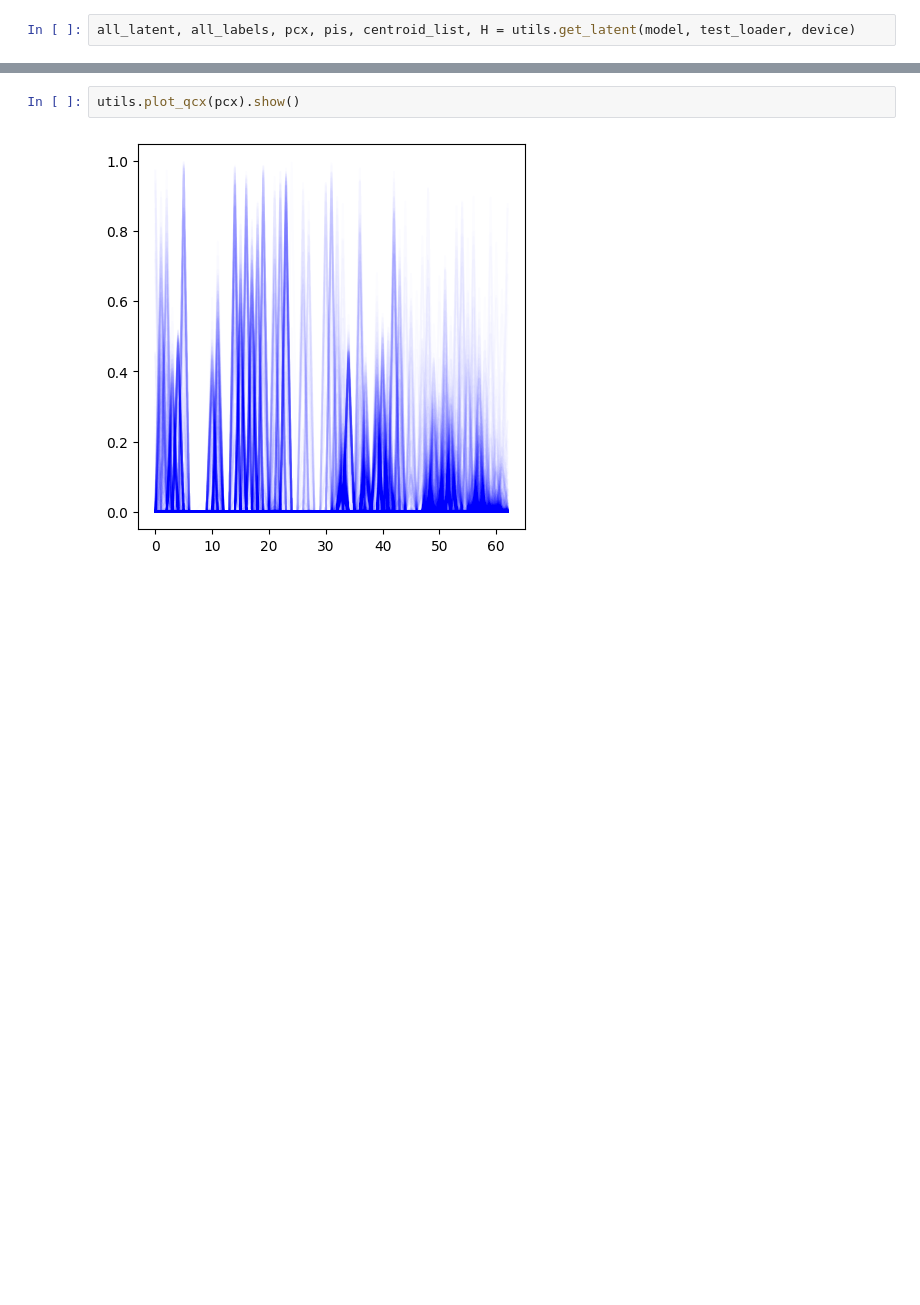
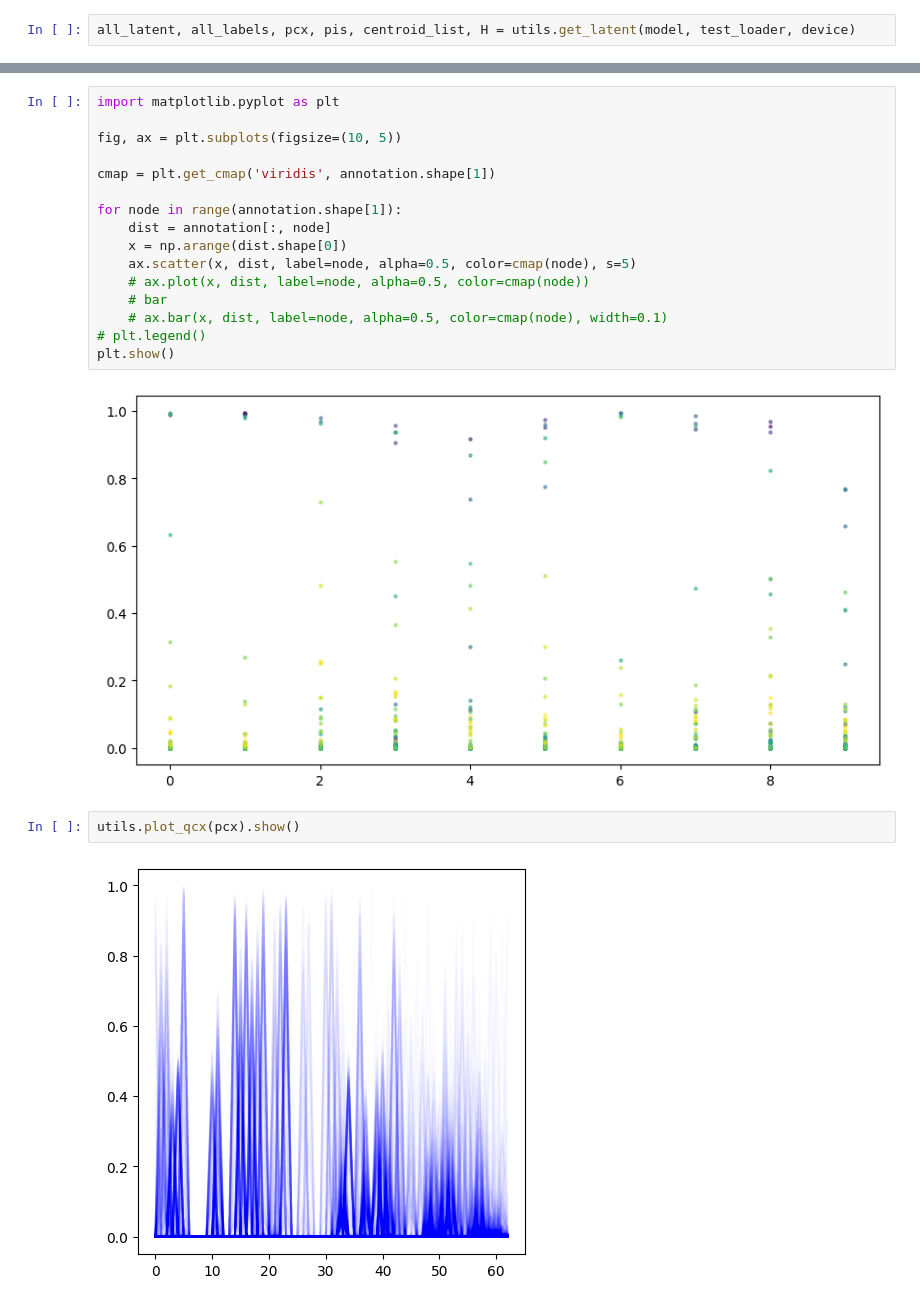
Before and after one commit to Teachable-AI-Lab/unsupervised-prototypes, a Jupyter notebook: GMM-exp.ipynb, the cells around one changed output, grey strips where cells are left out. Drawn from its saved outputs; the diff is of its cells as text; blank space fills up the shorter version.

```diff
--- a/GMM-exp.ipynb
+++ b/GMM-exp.ipynb
@@ -374,3 +289,21 @@ all_latent, all_labels, pcx, pis, centroid_list, H = utils.get_latent(model, tes
+# %%
+import matplotlib.pyplot as plt
+
+fig, ax = plt.subplots(figsize=(10, 5))
+
+cmap = plt.get_cmap('viridis', annotation.shape[1])
+
+for node in range(annotation.shape[1]):
+    dist = annotation[:, node]
+    x = np.arange(dist.shape[0])
+    ax.scatter(x, dist, label=node, alpha=0.5, color=cmap(node), s=5)
+    # ax.plot(x, dist, label=node, alpha=0.5, color=cmap(node))
+    # bar
+    # ax.bar(x, dist, label=node, alpha=0.5, color=cmap(node), width=0.1)
+# plt.legend()
+plt.show()
+# %% [output]
+[figure, added]
 # %%
 utils.plot_qcx(pcx).show()
 # %% [output]
```
Also changed, not shown: parts of 19 cells of this notebook, 26 other files.
